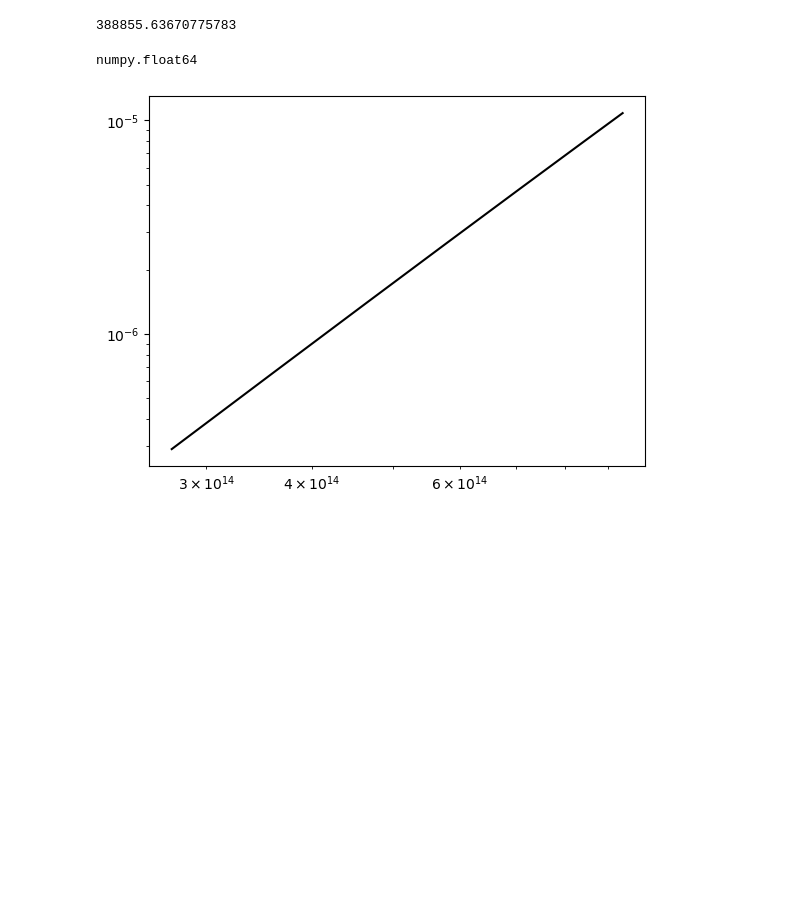
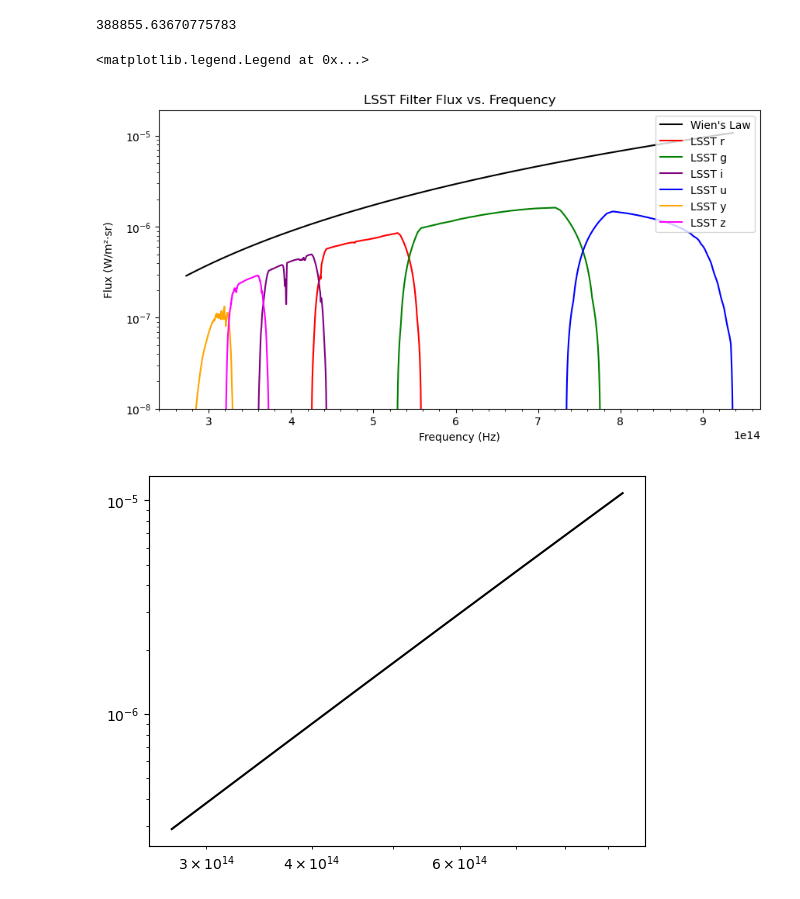
Before and after one commit to varunprit/Coding, a Jupyter notebook: mcfacts/LSST_eff.ipynb, the cells around one changed output. Drawn from its saved outputs; the diff is of its cells as text; code cells hidden in the pictures; blank space fills up the shorter version.

```diff
--- a/mcfacts/LSST_eff.ipynb
+++ b/mcfacts/LSST_eff.ipynb
@@ -17,8 +17,6 @@ m_p = m_p.cgs.value #proton mass
 pi = np.pi #Pi constant
 v_fs = 0.1 * c #velocity of forward shock (used in Beta)
 dens = 1e-15 #density of agn disk
-
-
 
 # Reading and convering the LSST filter data
 
@@ -63,6 +61,10 @@ i_freq = c/i_wave
 u_freq = c/u_wave
 y_freq = c/y_wave
 z_freq = c/z_wave
+
+
+b_fs = v_fs / c
+gamma_fs = 1 / np.sqrt(1 - b_fs**2)
 
 def temp_fxn(v_fs, dens, m_p, c, k):
     """
@@ -109,8 +111,9 @@ def temp_fxn(v_fs, dens, m_p, c, k):
     return t
 
 # Plancks law for frequency
+t = temp_fxn(v_fs, dens, m_p, c, k)  # Calculate temperature based on forward shock velocity and density
 
-def planck_fxn(filter, T = t):
+def planck_fxn(filter, t):
     """Planck's law for frequency
     This function calculates the spectral radiance of a black body at a given temperature T for a specific frequency filter.
 
@@ -126,12 +129,12 @@ def planck_fxn(filter, T = t):
     B = (((2*h*(filter**3))/(c**2)))*((1/(np.exp((h*filter)/(k*t))-1)))
     return B
 
-planck_r = planck_fxn(r_freq)
-planck_g = planck_fxn(g_freq)
-planck_i = planck_fxn(i_freq)
-planck_u = planck_fxn(u_freq)
-planck_y = planck_fxn(y_freq)
-planck_z = planck_fxn(z_freq)
+planck_r = planck_fxn(r_freq,t)
+planck_g = planck_fxn(g_freq,t)
+planck_i = planck_fxn(i_freq,t)
+planck_u = planck_fxn(u_freq,t)
+planck_y = planck_fxn(y_freq,t)
+planck_z = planck_fxn(z_freq,t)
 
 # Combining the filter data and planck law
 
@@ -191,41 +194,68 @@ def wien_fxn(filter, T = t):
     -------
     B : array-like
         Spectral radiance of the black body at the given frequency and temperature."""
-    B = ((2 * h * (filter**3)) / (c**2)) * np.exp(-((h * filter)/(k * t)))
+    B = ((2 * h * (filter**3)) / (c**2)) * np.exp(-((h * filter)/(k * T)))
     return B
 
 wien_r = wien_fxn(r_freq)
 wien_g = wien_fxn(g_freq)
 wien_i = wien_fxn(i_freq)
 wien_u = wien_fxn(u_freq)
 wien_y = wien_fxn(y_freq)
 wien_z = wien_fxn(z_freq)
 
 wien_freq = np.concatenate((wien_r, wien_g, wien_i, wien_u, wien_y, wien_z)) #combining all the wien values
 wien_total = (wien_freq[total_index])  # sorting the wien values
 
 # wien law based on area
 wien_area = (wien_total * pi * (rad*2))
 
 # wien law based on distance
 wien_dist = (wien_area/(4 * pi * (d**2)))
 
 r_wien = wien_r * r_eff #total output for given filter in wien law
 g_wien = wien_g * g_eff
 i_wien = wien_i * i_eff
 u_wien = wien_u * u_eff
 y_wien = wien_y * y_eff
 z_wien = wien_z * z_eff
 
 # when b  is greater than 1 force it to use beta = 1- precision of instruement and give a warning
 
 print(t)
+
+# Plot Code
+plt.figure(figsize=(10, 5))
+
+if b_fs*gamma_fs <= 0.03:
+    plt.plot(sorted_freq, planck_total, color='black', label="Planck's Law")
+    plt.plot(r_freq, r_planck, color='red', label='LSST r')
+    plt.plot(g_freq, g_planck, color='green', label='LSST g')
+    plt.plot(i_freq, i_planck, color='purple', label='LSST i')
+    plt.plot(u_freq, u_planck, color='blue', label='LSST u')
+    plt.plot(y_freq, y_planck, color='orange', label='LSST y')
+    plt.plot(z_freq, z_planck, color='magenta', label='LSST z')
+else:
+    plt.plot(sorted_freq, wien_total, color='black', label="Wien's Law")
+    plt.plot(r_freq, r_wien, color='red', label='LSST r')
+    plt.plot(g_freq, g_wien, color='green', label='LSST g')
+    plt.plot(i_freq, i_wien, color='purple', label='LSST i')
+    plt.plot(u_freq, u_wien, color='blue', label='LSST u')
+    plt.plot(y_freq, y_wien, color='orange', label='LSST y')
+    plt.plot(z_freq, z_wien, color='magenta', label='LSST z')
+    plt.yscale('log')  # Set y-axis to logarithmic scale
+
+#labels
+plt.xlabel("Frequency (Hz)")
+plt.ylabel("Flux (W/m²·sr)", labelpad=10)
+plt.ylim(bottom=1e-8) # Makes y axis at 0
+plt.minorticks_on()  # Add ticks inside the axis
+plt.title("LSST Filter Flux vs. Frequency")
+plt.legend(loc='upper right')
 # %% [output]
 388855.63670775783
+<matplotlib.legend.Legend at 0x...>
+[figure, added]
-# %%
-type(v_fs)
-# %% [output]
-numpy.float64
 # %%
 
 plt.plot(sorted_freq, wien_total, color='black', label="Wien's Law")
```
